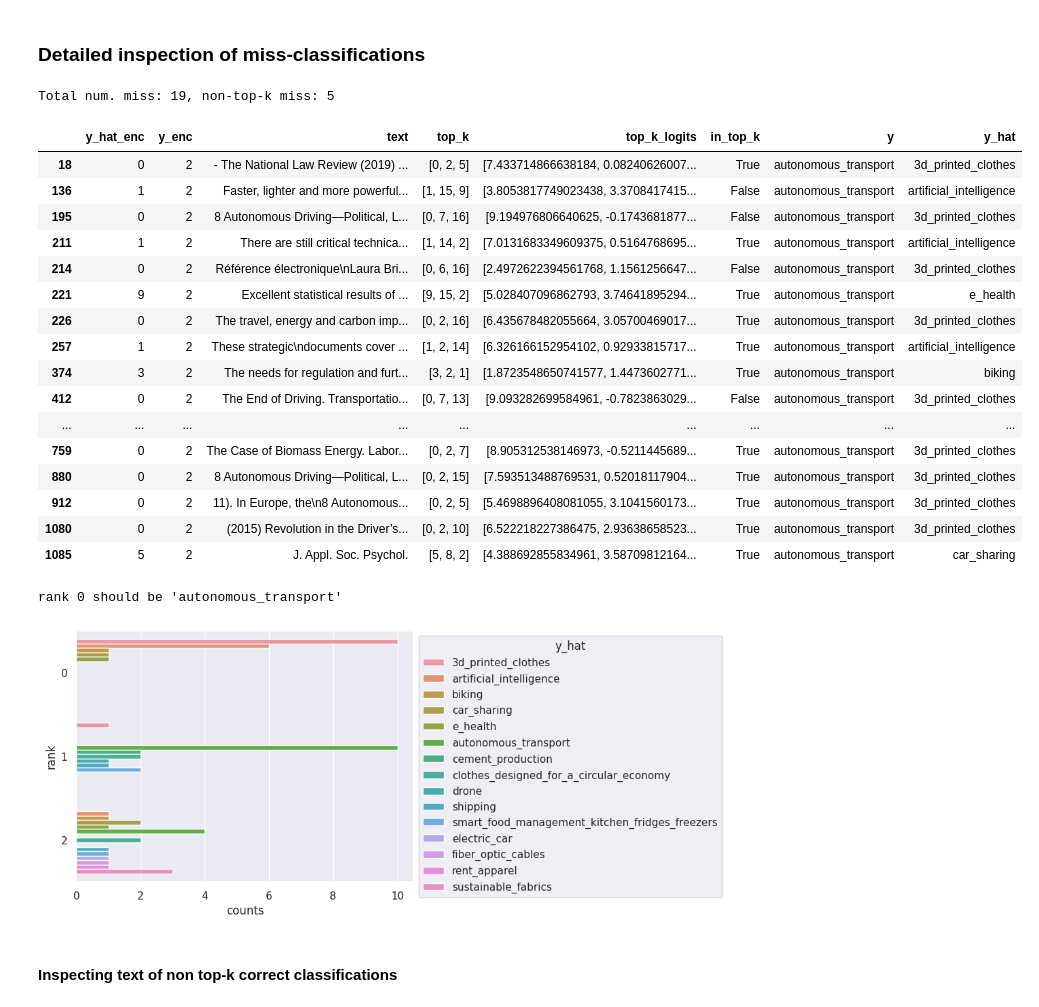
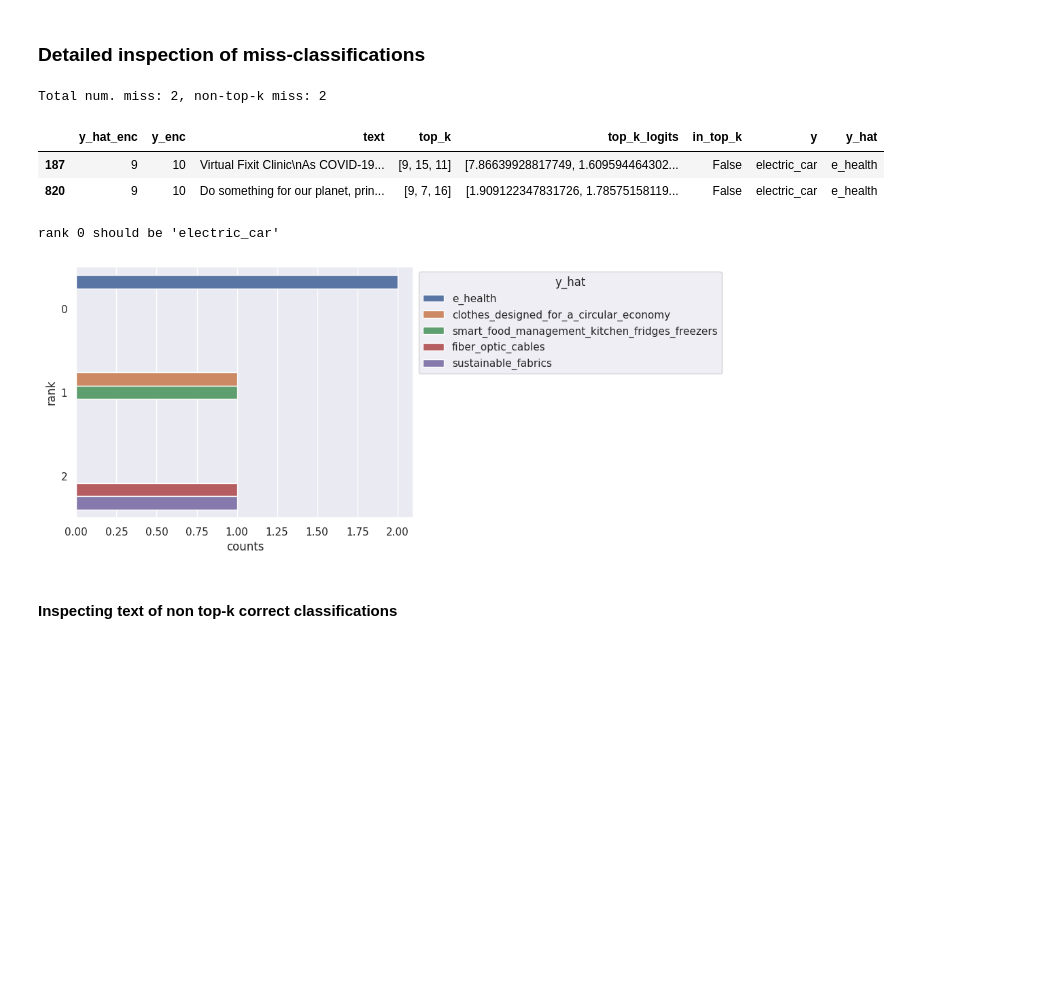
Before and after one commit to sdg-ai/trends-innovations, a Jupyter notebook: trends_innovations/classifier_experiments/distilbert_experiment.ipynb, the cells around one changed output. Drawn from its saved outputs; the diff is of its cells as text; code cells hidden in the pictures; blank space fills up the shorter version.

```diff
--- a/trends_innovations/classifier_experiments/distilbert_experiment.ipynb
+++ b/trends_innovations/classifier_experiments/distilbert_experiment.ipynb
@@ -196,7 +198,7 @@ else:
 # optimizer
 optimizer = torch.optim.AdamW(model.parameters(), lr=5e-5)
 # epochs
-num_epochs = 10
+num_epochs = 20
 # learning rate scheduler
 lr_scheduler = get_scheduler(
     name="linear",
@@ -210,6 +212,7 @@ lr_scheduler = get_scheduler(
 if train_model:
     training_stats = []
     progress_bar = tqdm(range(num_epochs*(len(train_dataloader)+len(val_dataloader))))
+    early_stopper = EarlyStopper(patience=5)
     for epoch in range(num_epochs):
         print(f"\nRunning Epoch {epoch+1}/{num_epochs}...")
         epoch_train_losses = []
@@ -241,27 +244,33 @@ if train_model:
         for batch, _ in val_dataloader:
             batch = {k: v.to("cuda") for k, v in batch.items()}
             with torch.no_grad():
-                output = model(**batch)
+                output = model(**batch, output_attentions=True, output_hidden_states=True)
                 predictions = torch.argmax(output.logits, dim=-1)
                 epoch_val_correct += (predictions == batch["labels"].flatten()).long().sum()
                 epoch_val_losses.append(output.loss.item())
             progress_bar.update(1)
         # save epoch metrics
+        mean_epoch_val_loss = np.mean(epoch_val_losses)
         epoch_stats = {
             "epoch":epoch,
             "train_loss":np.mean(epoch_train_losses),
-            "val_loss":np.mean(epoch_val_losses),
+            "val_loss":mean_epoch_val_loss,
             "train_accuracy":epoch_train_correct.item()/len(train_dataset),
             "val_accuracy":epoch_val_correct.item()/len(val_dataset)
         }
         print(epoch_stats)
+        training_stats.append(epoch_stats)
         # save best model
-        if np.mean(epoch_val_losses) < best_val_loss:
+        if mean_epoch_val_loss < best_val_loss:
             model_path = f"./{save_model_dir_name}"
             model.save_pretrained(model_path)
             tokenizer.save_pretrained(model_path)
-            best_val_loss = np.mean(epoch_val_losses)
-        training_stats.append(epoch_stats)
+            best_val_loss = mean_epoch_val_loss
+
+        if early_stopper.early_stop(mean_epoch_val_loss):
+            print("Stopping early")
+            break
+
     # if colab make sure to save best model to google drive
     training_stats = pd.DataFrame(training_stats)
     if colab:
@@ -397,48 +411,34 @@ Text(0.5, 43.249999999999986, 'y_hat')
 ### Detailed inspection of miss-classifications
 # %%
 # class of interest
-coi = "autonomous_transport"
+coi = "electric_car"
 coi_miss = test_predictions.loc[(test_predictions.y==coi) & (test_predictions.y_hat != coi)]
 print(f"Total num. miss: {len(coi_miss)}, non-top-k miss: {len(coi_miss.loc[~coi_miss.in_top_k])}")
 coi_miss_enhanced = []
 for idx, row in coi_miss.iterrows():
     for tk in range(len(row.top_k)):
         new_row = {
             "score": row.top_k_logits[tk],
             "y_hat_enc": row.top_k[tk],
             "y_hat": le.inverse_transform([row.top_k[tk]])[0],
             "rank":str(tk)
         }
         coi_miss_enhanced.append(new_row)
 coi_miss_enhanced = pd.DataFrame(coi_miss_enhanced)
 coi_miss
 # %% [output]
-Total num. miss: 19, non-top-k miss: 5
+Total num. miss: 2, non-top-k miss: 2
 |  | y_hat_enc | y_enc | text | top_k | top_k_logits | in_top_k | y | y_hat |
-| 18 | 0 | 2 | - The National Law Review (2019) ... | [0, 2, 5] | [7.433714866638184, 0.08240626007... | True | autonomous_transport | 3d_printed_clothes |
-| 136 | 1 | 2 | Faster, lighter and more powerful... | [1, 15, 9] | [3.8053817749023438, 3.3708417415... | False | autonomous_transport | artificial_intelligence |
-| 195 | 0 | 2 | 8 Autonomous Driving—Political, L... | [0, 7, 16] | [9.194976806640625, -0.1743681877... | False | autonomous_transport | 3d_printed_clothes |
-| 211 | 1 | 2 | There are still critical technica... | [1, 14, 2] | [7.0131683349609375, 0.5164768695... | True | autonomous_transport | artificial_intelligence |
-| 214 | 0 | 2 | Référence électronique\nLaura Bri... | [0, 6, 16] | [2.4972622394561768, 1.1561256647... | False | autonomous_transport | 3d_printed_clothes |
-| 221 | 9 | 2 | Excellent statistical results of ... | [9, 15, 2] | [5.028407096862793, 3.74641895294... | True | autonomous_transport | e_health |
-| 226 | 0 | 2 | The travel, energy and carbon imp... | [0, 2, 16] | [6.435678482055664, 3.05700469017... | True | autonomous_transport | 3d_printed_clothes |
-| 257 | 1 | 2 | These strategic\ndocuments cover ... | [1, 2, 14] | [6.326166152954102, 0.92933815717... | True | autonomous_transport | artificial_intelligence |
-| 374 | 3 | 2 | The needs for regulation and furt... | [3, 2, 1] | [1.8723548650741577, 1.4473602771... | True | autonomous_transport | biking |
-| 412 | 0 | 2 | The End of Driving. Transportatio... | [0, 7, 13] | [9.093282699584961, -0.7823863029... | False | autonomous_transport | 3d_printed_clothes |
-| ... | ... | ... | ... | ... | ... | ... | ... | ... |
-| 759 | 0 | 2 | The Case of Biomass Energy. Labor... | [0, 2, 7] | [8.905312538146973, -0.5211445689... | True | autonomous_transport | 3d_printed_clothes |
-| 880 | 0 | 2 | 8 Autonomous Driving—Political, L... | [0, 2, 15] | [7.593513488769531, 0.52018117904... | True | autonomous_transport | 3d_printed_clothes |
-| 912 | 0 | 2 | 11). In Europe, the\n8 Autonomous... | [0, 2, 5] | [5.4698896408081055, 3.1041560173... | True | autonomous_transport | 3d_printed_clothes |
-| 1080 | 0 | 2 | (2015) Revolution in the Driver’s... | [0, 2, 10] | [6.522218227386475, 2.93638658523... | True | autonomous_transport | 3d_printed_clothes |
-| 1085 | 5 | 2 | J. Appl. Soc. Psychol. | [5, 8, 2] | [4.388692855834961, 3.58709812164... | True | autonomous_transport | car_sharing |
+| 187 | 9 | 10 | Virtual Fixit Clinic\nAs COVID-19... | [9, 15, 11] | [7.86639928817749, 1.609594464302... | False | electric_car | e_health |
+| 820 | 9 | 10 | Do something for our planet, prin... | [9, 7, 16] | [1.909122347831726, 1.78575158119... | False | electric_car | e_health |
 # %%
 print(f"rank 0 should be '{coi}'")
 coi_miss_enhanced_agg = coi_miss_enhanced.groupby(['rank',"y_hat","y_hat_enc"]).size().reset_index(name="counts")
 g = sns.barplot(data=coi_miss_enhanced_agg, y="rank", x="counts", hue="y_hat")
 sns.move_legend(g, "upper left", bbox_to_anchor=(1, 1))
 # %% [output]
-rank 0 should be 'autonomous_transport'
+rank 0 should be 'electric_car'
-[figure, old version]
+[figure, new version]
 # %% [markdown]
 #### Inspecting text of non top-k correct classifications
 # %%
```
Also changed, not shown: parts of 7 cells of this notebook, 2 other files.
